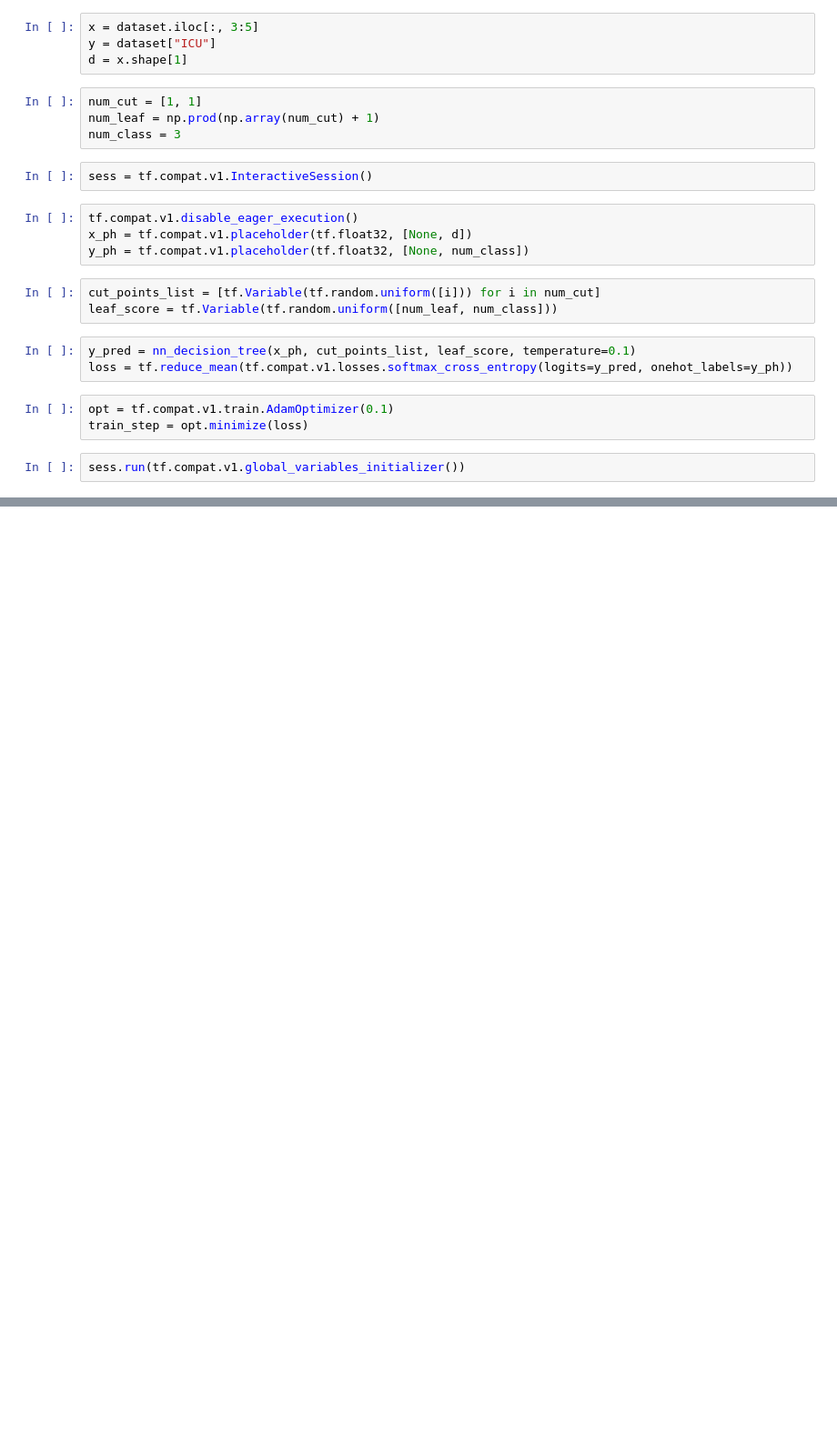
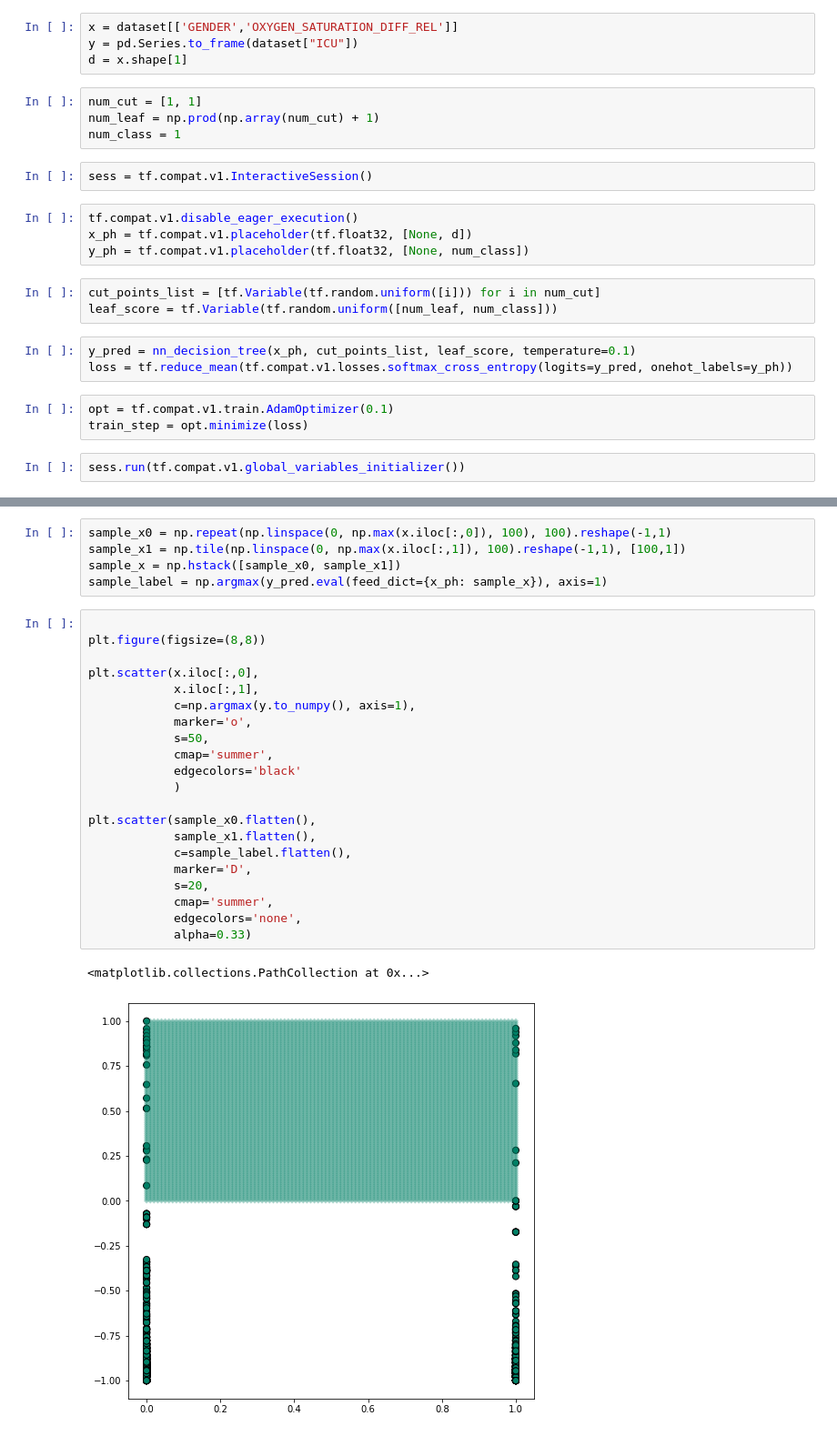
Before and after one commit to Alireza-kokabi/DNDT, a Jupyter notebook: tensorflow/main.ipynb, the cells around one changed output, grey strips where cells are left out. Shown at 91% size. Cells and saved outputs as stored; diff of their text form; blank space fills up the shorter version.

```diff
--- a/tensorflow/main.ipynb
+++ b/tensorflow/main.ipynb
@@ -28,13 +28,13 @@ for i in range(dl):
       if l == True:
         dataset.loc[i*5:(i+1)*5,dataset.columns[j]].values[k] = mean
 # %%
-x = dataset.iloc[:, 3:5]
-y = dataset["ICU"]
+x = dataset[['GENDER','OXYGEN_SATURATION_DIFF_REL']]
+y = pd.Series.to_frame(dataset["ICU"])
 d = x.shape[1]
 # %%
 num_cut = [1, 1]
 num_leaf = np.prod(np.array(num_cut) + 1)
-num_class = 3
+num_class = 1
 # %%
 sess = tf.compat.v1.InteractiveSession()
 # %%
@@ -66,0 +68,29 @@ ValueError: ignored
+# %%
+sample_x0 = np.repeat(np.linspace(0, np.max(x.iloc[:,0]), 100), 100).reshape(-1,1)
+sample_x1 = np.tile(np.linspace(0, np.max(x.iloc[:,1]), 100).reshape(-1,1), [100,1])
+sample_x = np.hstack([sample_x0, sample_x1])
+sample_label = np.argmax(y_pred.eval(feed_dict={x_ph: sample_x}), axis=1)
+# %%
+
+plt.figure(figsize=(8,8))
+
+plt.scatter(x.iloc[:,0],
+            x.iloc[:,1],
+            c=np.argmax(y.to_numpy(), axis=1),
+            marker='o',
+            s=50,
+            cmap='summer',
+            edgecolors='black'
+            )
+
+plt.scatter(sample_x0.flatten(),
+            sample_x1.flatten(),
+            c=sample_label.flatten(),
+            marker='D',
+            s=20,
+            cmap='summer',
+            edgecolors='none',
+            alpha=0.33)
+# %% [output]
+<matplotlib.collections.PathCollection at 0x...>
+[figure, added]
```
Also changed, not shown: parts of 2 cells of this notebook.
